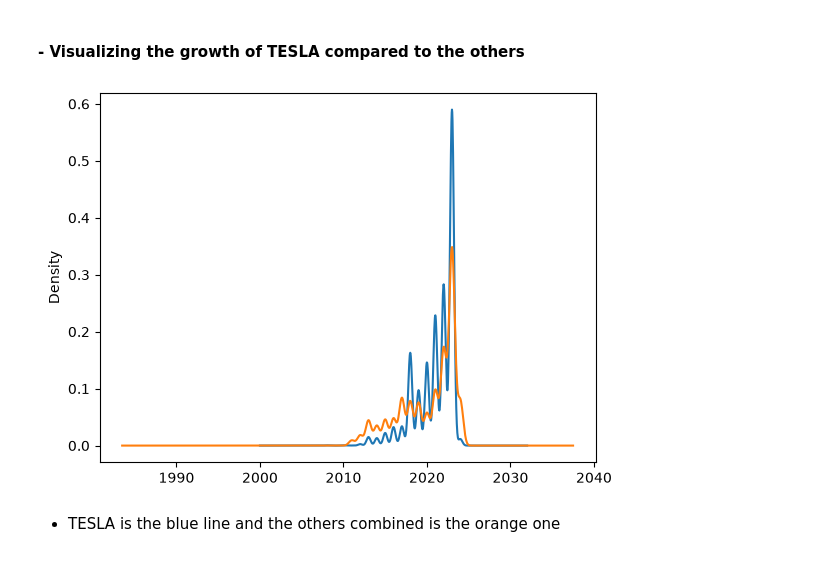
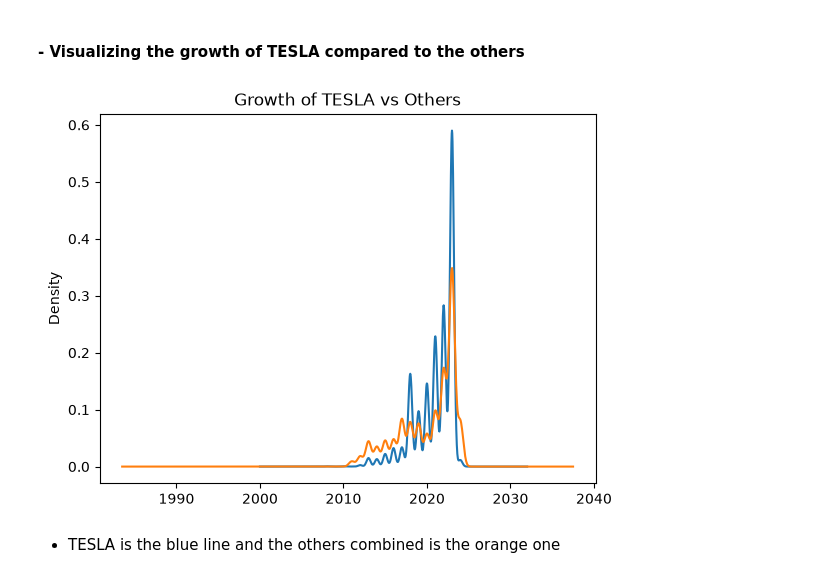
Before and after one commit to yaseradel02/Project-2---Electric-Vehicles, a Jupyter notebook: Yaser_Abdulla_Project_2.ipynb, the cells around one changed output. Cells and saved outputs as stored; diff of their text form; code cells hidden in the pictures.

```diff
--- a/Yaser_Abdulla_Project_2.ipynb
+++ b/Yaser_Abdulla_Project_2.ipynb
@@ -210,9 +210,9 @@ df['Model Year'].value_counts().sort_index(ascending=True).plot(kind='bar');
 # %% [markdown]
 #### - Visualizing the growth of TESLA compared to the others
 # %%
-df.groupby('is_TESLA')['Model Year'].plot(kind='density');
+df.groupby('is_TESLA')['Model Year'].plot(kind='density',title="Growth of TESLA vs Others");
 # %% [output]
-[figure, old version]
+[figure, new version]
 # %% [markdown]
 - TESLA is the blue line and the others combined is the orange one
 # %% [markdown]
```
Also changed, not shown: parts of 2 cells of this notebook.
